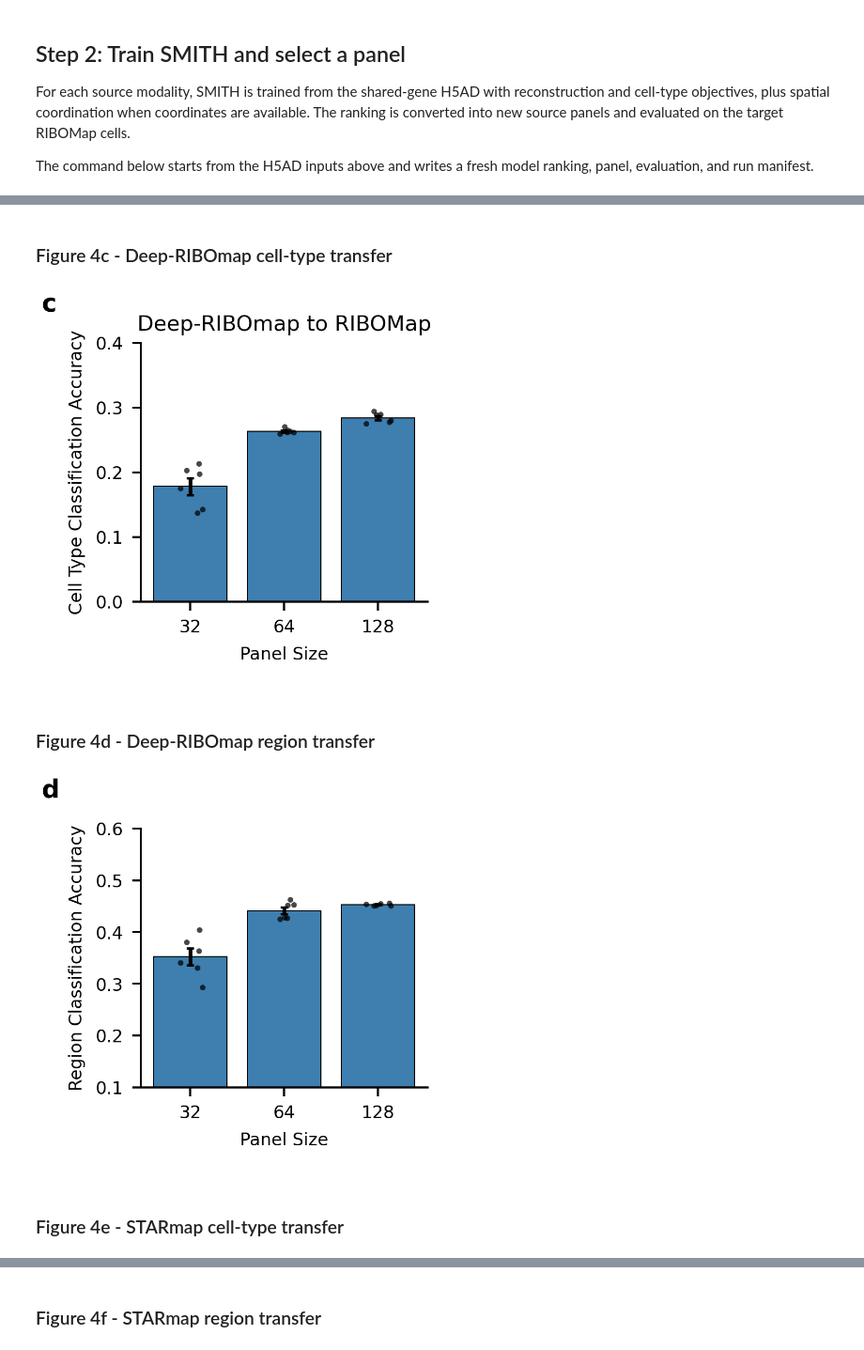
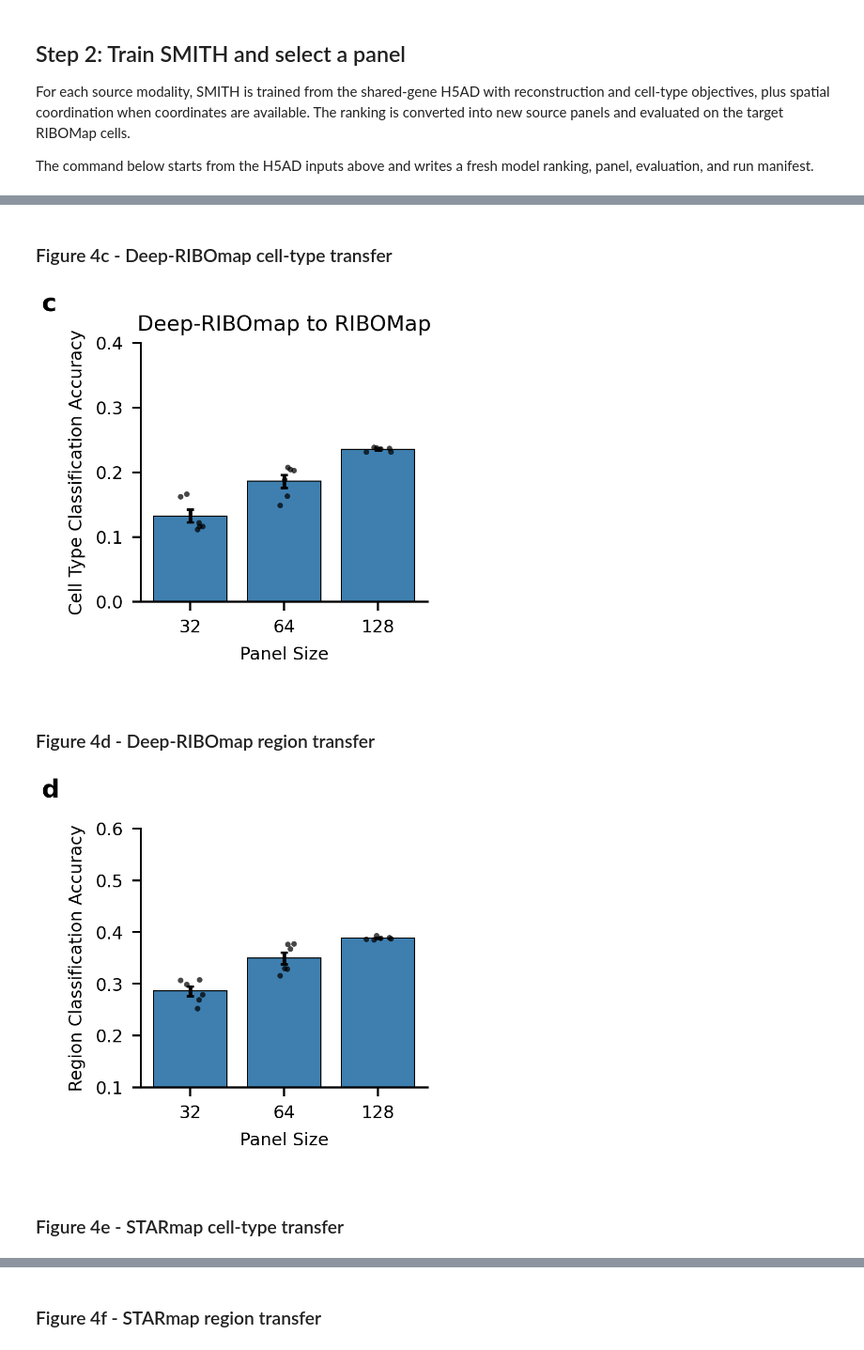
Before and after one commit to fym0503/SMITH, a Jupyter notebook: docs/source/tutorials/notebooks/ribomap_section/03_SMITH_RIBOMap_Transfer_executed.ipynb, the cells around one changed output, grey strips where cells are left out. Shown at 94% size. Drawn from its saved outputs; the diff is of its cells as text; code cells hidden in the pictures.

Commit message:
Publish executed Figure 3 and 4 notebooks

```diff
--- a/docs/source/tutorials/notebooks/ribomap_section/03_SMITH_RIBOMap_Transfer_executed.ipynb
+++ b/docs/source/tutorials/notebooks/ribomap_section/03_SMITH_RIBOMap_Transfer_executed.ipynb
@@ -37,8 +37,8 @@ ROOT = find_repository(Path.cwd().resolve())
 DATA_ROOT = Path(os.environ.get("SMITH_TUTORIAL_DATA", "data/tutorials")).expanduser().resolve()
 OUTPUT_ROOT = Path(os.environ.get("SMITH_TUTORIAL_OUTPUT", "outputs/tutorials")).expanduser().resolve()
 CASE_OUTPUT = OUTPUT_ROOT / 'ribomap'
-EPOCHS = int(os.environ.get("SMITH_TUTORIAL_EPOCHS", 30))
-DEVICE = os.environ.get("SMITH_TUTORIAL_DEVICE", 'cpu')
+EPOCHS = int(os.environ.get("SMITH_TUTORIAL_EPOCHS", 3))
+DEVICE = os.environ.get("SMITH_TUTORIAL_DEVICE", 'cuda:1')
 
 def sha256_file(path):
     digest = hashlib.sha256()
@@ -73,7 +73,7 @@ if completed.returncode:
 manifest = json.loads((CASE_OUTPUT / "run_manifest.json").read_text())
 if not manifest.get("training_runs"):
     raise RuntimeError("The workflow did not record any SMITH training runs.")
-for relative in ['figure_data/figure4_c_f_values.tsv', 'figure_data/figure4_g_jaccard.tsv', 'figure_data/figure4_h_ribomap_bias.tsv']:
+for relative in ['figure_data/figure4_c_f_values.tsv', 'figure_data/figure4_g_jaccard.tsv', 'figure_data/figure4_h_ribomap_bias.tsv', 'figure_data/figure4_h_pairwise_tests.tsv']:
     if not (CASE_OUTPUT / relative).is_file():
         raise FileNotFoundError(CASE_OUTPUT / relative)
 # %% [markdown]
@@ -85,13 +106,13 @@ Only the manuscript panels are rendered below. Intermediate tables remain in the
 # %%
 figure_dir = CASE_OUTPUT / "figures"
-plot_command = [sys.executable, str(ROOT / 'reproducibility/workflows/ribomap_transfer/plot_figure4.py'), '--metrics', str(CASE_OUTPUT / 'figure_data/figure4_c_f_values.tsv'), '--overlap', str(CASE_OUTPUT / 'figure_data/figure4_g_jaccard.tsv'), '--bias', str(CASE_OUTPUT / 'figure_data/figure4_h_ribomap_bias.tsv'), "--output-dir", str(figure_dir)]
+plot_command = [sys.executable, str(ROOT / 'reproducibility/workflows/ribomap_transfer/plot_figure4.py'), '--metrics', str(CASE_OUTPUT / 'figure_data/figure4_c_f_values.tsv'), '--overlap', str(CASE_OUTPUT / 'figure_data/figure4_g_jaccard.tsv'), '--bias', str(CASE_OUTPUT / 'figure_data/figure4_h_ribomap_bias.tsv'), '--bias-tests', str(CASE_OUTPUT / 'figure_data/figure4_h_pairwise_tests.tsv'), "--output-dir", str(figure_dir)]
 subprocess.run(plot_command, cwd=ROOT, check=True, text=True, stdout=subprocess.PIPE, stderr=subprocess.STDOUT)
 for heading, relative, width in [('Figure 4c - Deep-RIBOmap cell-type transfer', 'figures/figure4_c.png', 430), ('Figure 4d - Deep-RIBOmap region transfer', 'figures/figure4_d.png', 430), ('Figure 4e - STARmap cell-type transfer', 'figures/figure4_e.png', 430), ('Figure 4f - STARmap region transfer', 'figures/figure4_f.png', 430), ('Figure 4g - same- versus cross-modality overlap', 'figures/figure4_g.png', 430), ('Figure 4h - RIBOMap expression bias', 'figures/figure4_h.png', 430), ('Shared method legend', 'figures/figure4_method_legend.png', 900)]:
     display(Markdown(f"### {heading}"))
     display(Image(filename=str(CASE_OUTPUT / relative), width=width))
 # %% [output]
 ### Figure 4c - Deep-RIBOmap cell-type transfer
-[figure, old version]
+[figure, new version]
 ### Figure 4d - Deep-RIBOmap region transfer
-[figure, old version]
+[figure, new version]
 ### Figure 4e - STARmap cell-type transfer
```
Also changed, not shown: parts of 5 cells of this notebook, 3 other files.
